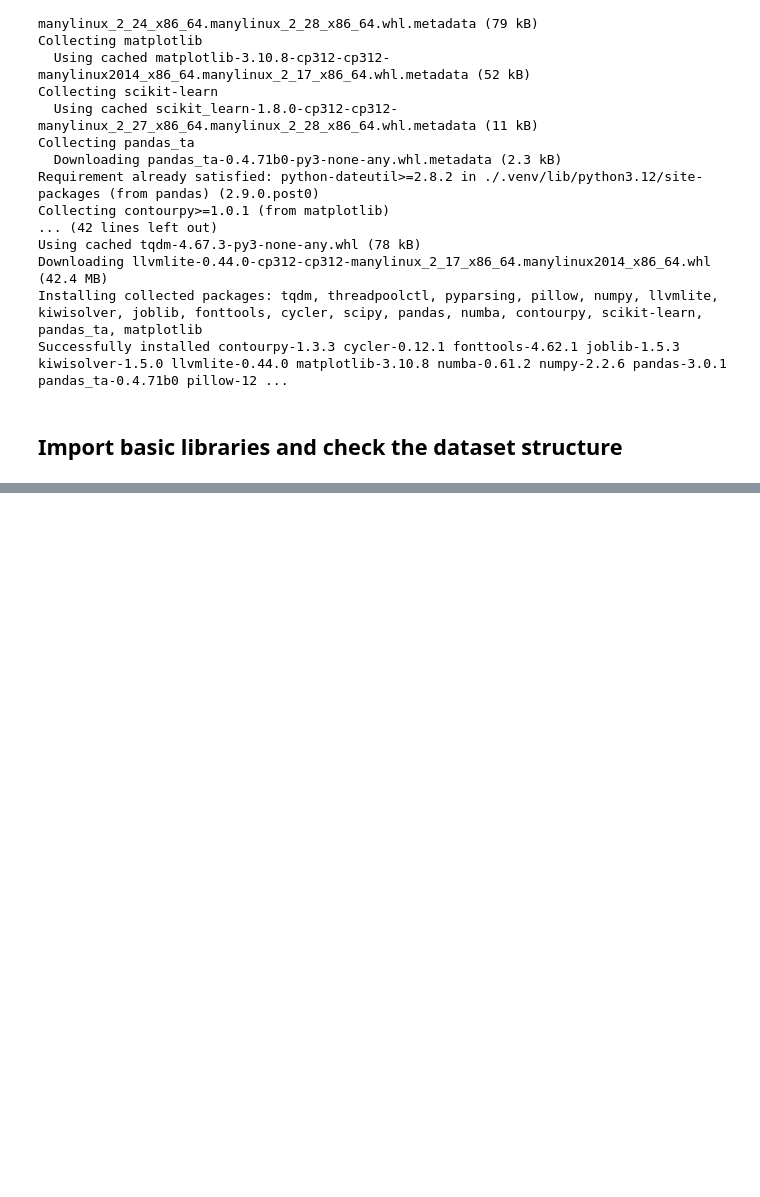
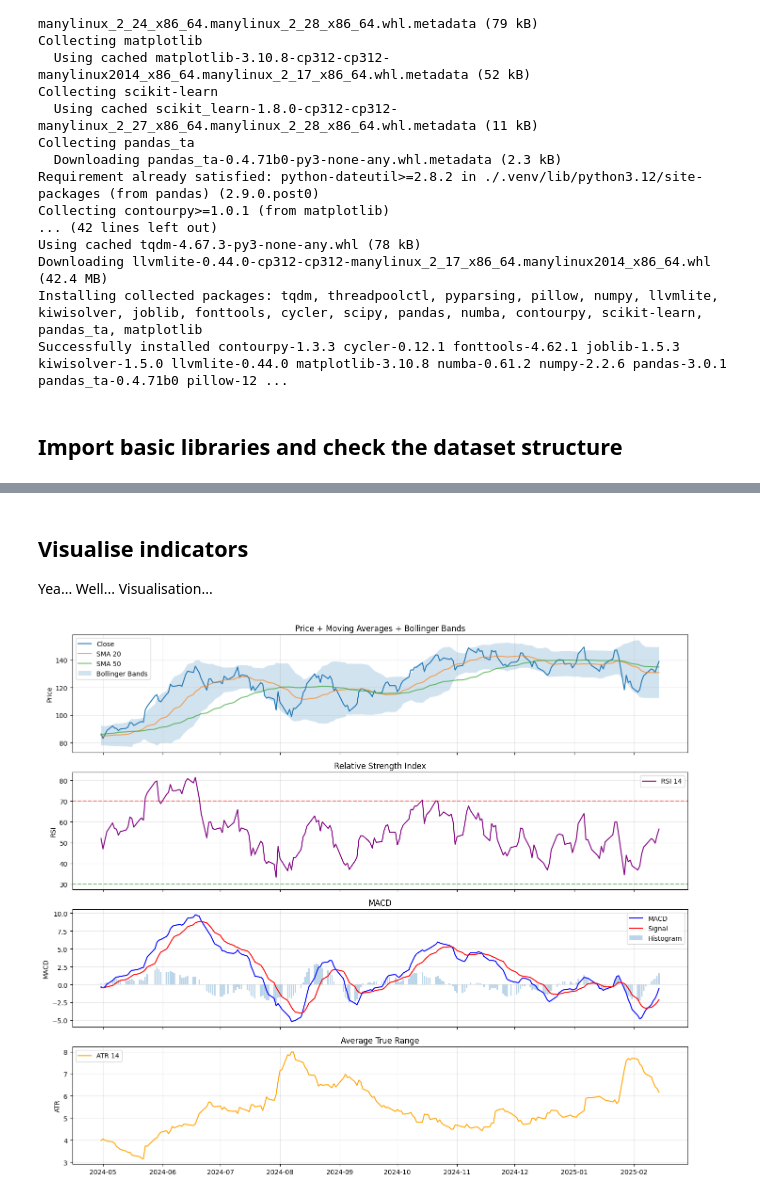
Before and after one commit to dansil2301/BasicStockPricePrediction, a Jupyter notebook: DataPipeline.ipynb, the cells around one changed output, grey strips where cells are left out. Saved outputs shown, nothing was run; the diff lists cells and outputs as text; code cells hidden in the pictures; blank space fills up the shorter version.

Commit message:
feat: rewrote data pipeline

```diff
--- a/DataPipeline.ipynb
+++ b/DataPipeline.ipynb
@@ -30,4 +35,11 @@ import pandas_ta as ta
 # %%
-raw_data = pd.read_csv('NVDA.csv')
+raw_data = pd.read_csv('NVDA.csv', parse_dates=['Date'])
+raw_data['Close'] = raw_data['Close'].astype(float)
+raw_data['High'] = raw_data['High'].astype(float)
+raw_data['Low'] = raw_data['Low'].astype(float)
+raw_data['Volume'] = raw_data['Volume'].astype(float)
+
+print("Date range:", raw_data['Date'].min().date(), "->", raw_data['Date'].max().date())
+print("Raw shape:", raw_data.shape)
 raw_data.head()
 # %% [output]
@@ -43,6 +53,0 @@ Calculate the minimum and maximum values in the `Date` column to identify the sp
-# %%
-# compute date range
-raw_data['Date'] = pd.to_datetime(raw_data['Date'])
-min_date = raw_data['Date'].min()
-max_date = raw_data['Date'].max()
-print("Date range:", min_date.date(), "to", max_date.date())
@@ -218,0 +96,34 @@ raw_data.to_csv("with_indicators.csv")
+# %% [markdown]
+## Visualise indicators
+Yea... Well... Visualisation...
+# %%
+plot_data = df.tail(200)
+fig, axes = plt.subplots(4, 1, figsize=(14, 12), sharex=True)
+
+axes[0].plot(plot_data['Date'], plot_data['Close'], label='Close', linewidth=1.5)
+axes[0].plot(plot_data['Date'], plot_data['SMA_20'], label='SMA 20', alpha=0.7)
+axes[0].plot(plot_data['Date'], plot_data['SMA_50'], label='SMA 50', alpha=0.7)
+axes[0].fill_between(plot_data['Date'], plot_data['BB_Upper'], plot_data['BB_Lower'], alpha=0.2, label='Bollinger Bands')
+axes[0].set_ylabel('Price'); axes[0].set_title('Price + Moving Averages + Bollinger Bands')
+axes[0].legend(); axes[0].grid(True, alpha=0.3)
+
+axes[1].plot(plot_data['Date'], plot_data['RSI'], color='purple', label='RSI 14')
+axes[1].axhline(70, color='r', linestyle='--', alpha=0.5)
+axes[1].axhline(30, color='g', linestyle='--', alpha=0.5)
+axes[1].set_ylabel('RSI'); axes[1].set_title('Relative Strength Index')
+axes[1].legend(); axes[1].grid(True, alpha=0.3)
+
+axes[2].plot(plot_data['Date'], plot_data['MACD'], label='MACD', color='blue')
+axes[2].plot(plot_data['Date'], plot_data['MACD_Signal'], label='Signal', color='red')
+axes[2].bar(plot_data['Date'], plot_data['MACD'] - plot_data['MACD_Signal'], alpha=0.3, label='Histogram')
+axes[2].set_ylabel('MACD'); axes[2].set_title('MACD')
+axes[2].legend(); axes[2].grid(True, alpha=0.3)
+
+axes[3].plot(plot_data['Date'], plot_data['ATR'], color='orange', label='ATR 14')
+axes[3].set_ylabel('ATR'); axes[3].set_title('Average True Range')
+axes[3].legend(); axes[3].grid(True, alpha=0.3)
+
+plt.tight_layout()
+plt.show()
+# %% [output]
+[figure, added]
```
Also changed, not shown: parts of 27 cells of this notebook, 1 other file.
